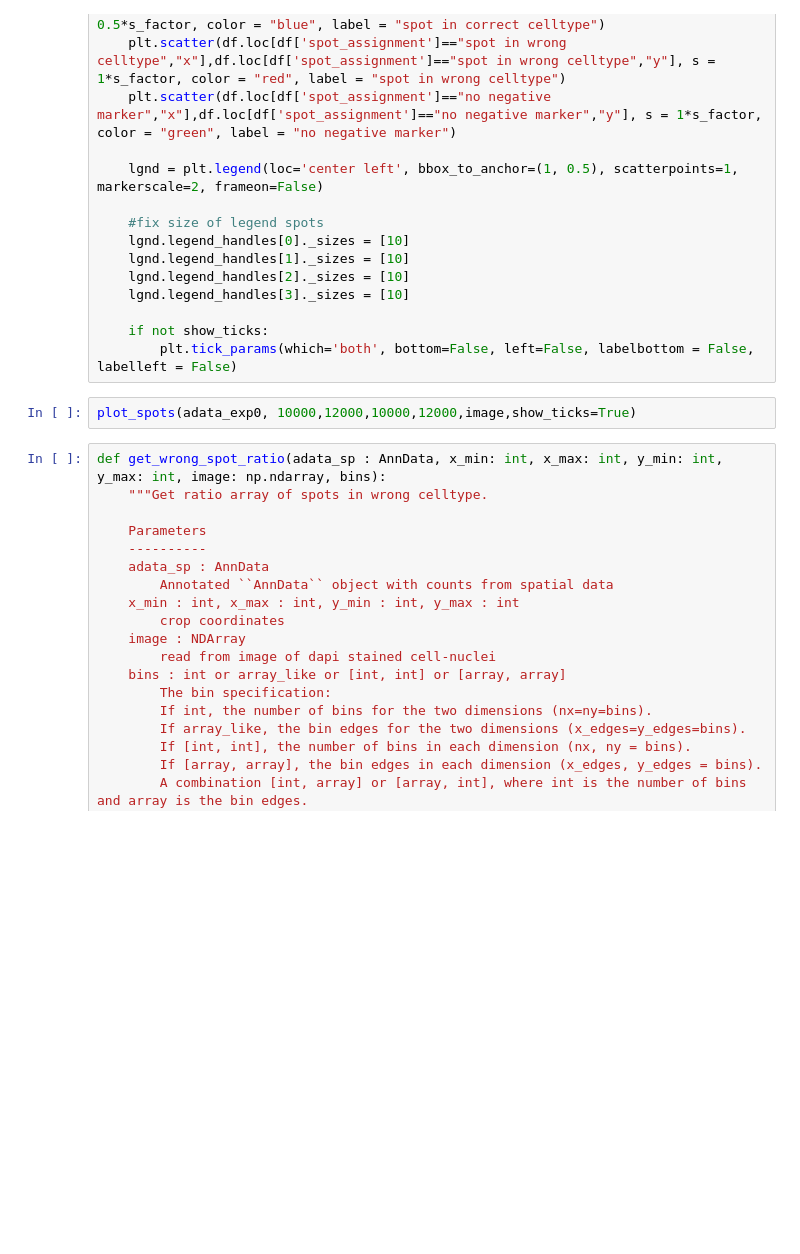
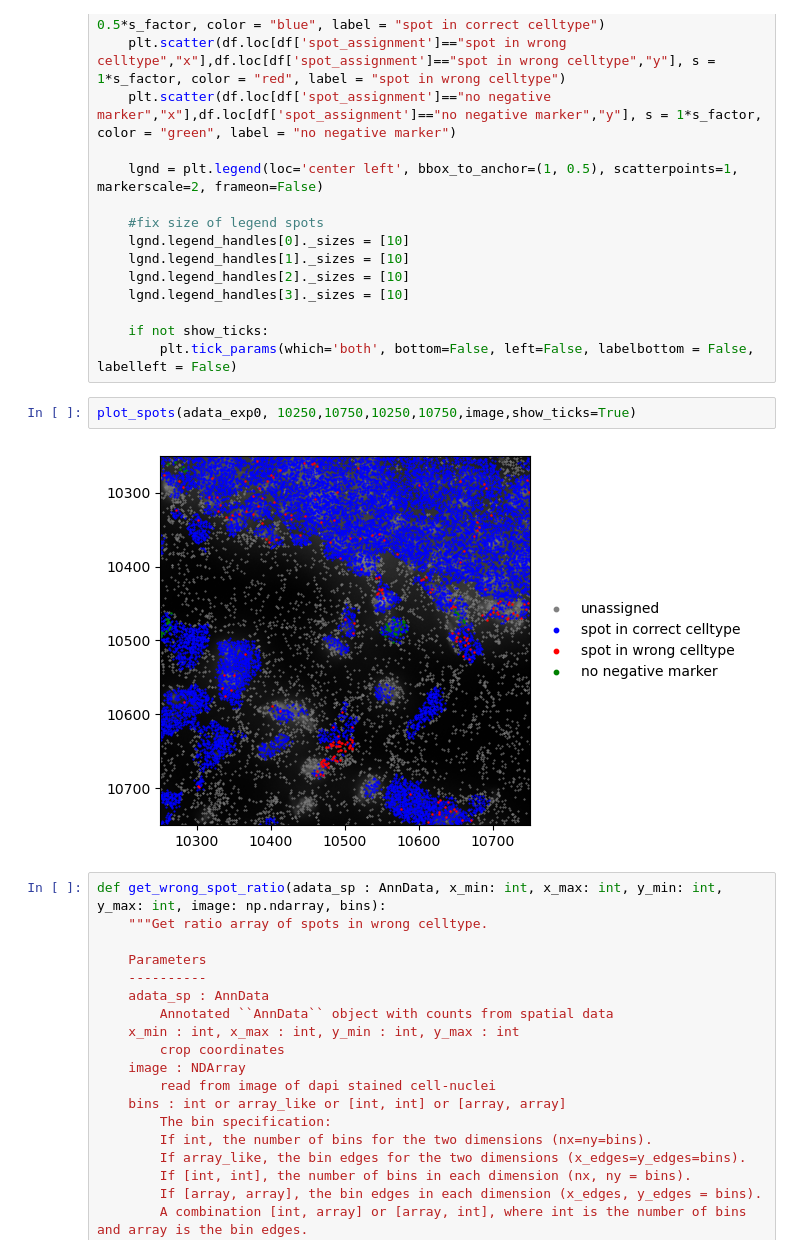
Before and after one commit to j-dichgans/my_txsim, a Jupyter notebook: metric_local.ipynb, the cells around one changed output. Drawn from its saved outputs; the diff is of its cells as text; blank space fills up the shorter version.

```diff
--- a/metric_local.ipynb
+++ b/metric_local.ipynb
@@ -421,7 +447,9 @@ def plot_spots(adata_sp: AnnData, x_min: int, x_max: int, y_min: int, y_max: int
     if not show_ticks:
         plt.tick_params(which='both', bottom=False, left=False, labelbottom = False, labelleft = False)
 # %%
-plot_spots(adata_exp0, 10000,12000,10000,12000,image,show_ticks=True)
+plot_spots(adata_exp0, 10250,10750,10250,10750,image,show_ticks=True)
+# %% [output]
+[figure, added]
 # %%
 def get_wrong_spot_ratio(adata_sp : AnnData, x_min: int, x_max: int, y_min: int, y_max: int, image: np.ndarray, bins):
     """Get ratio array of spots in wrong celltype.
```
Also changed, not shown: parts of 28 cells of this notebook, 2 other files.
